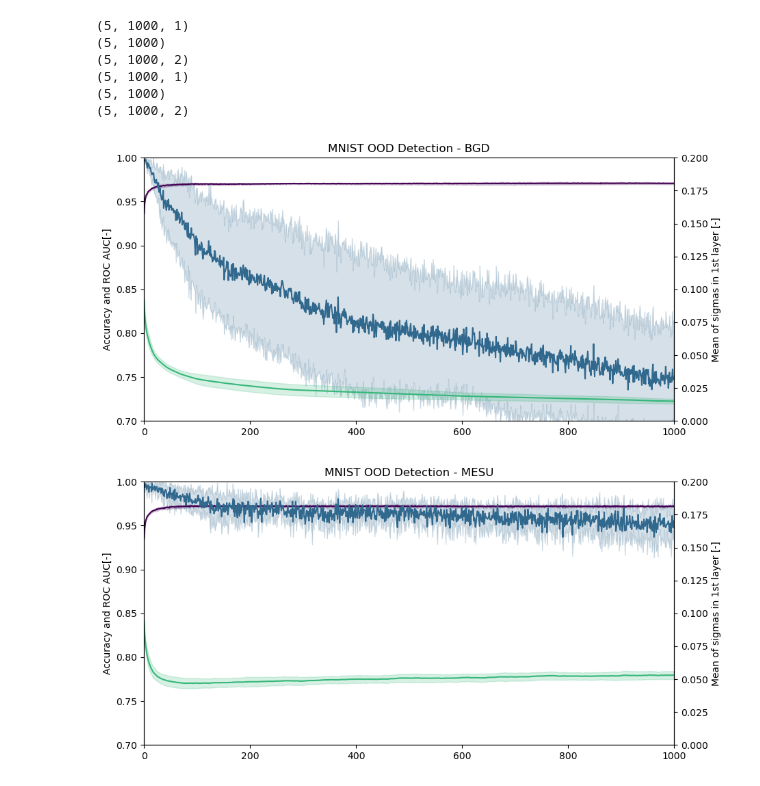
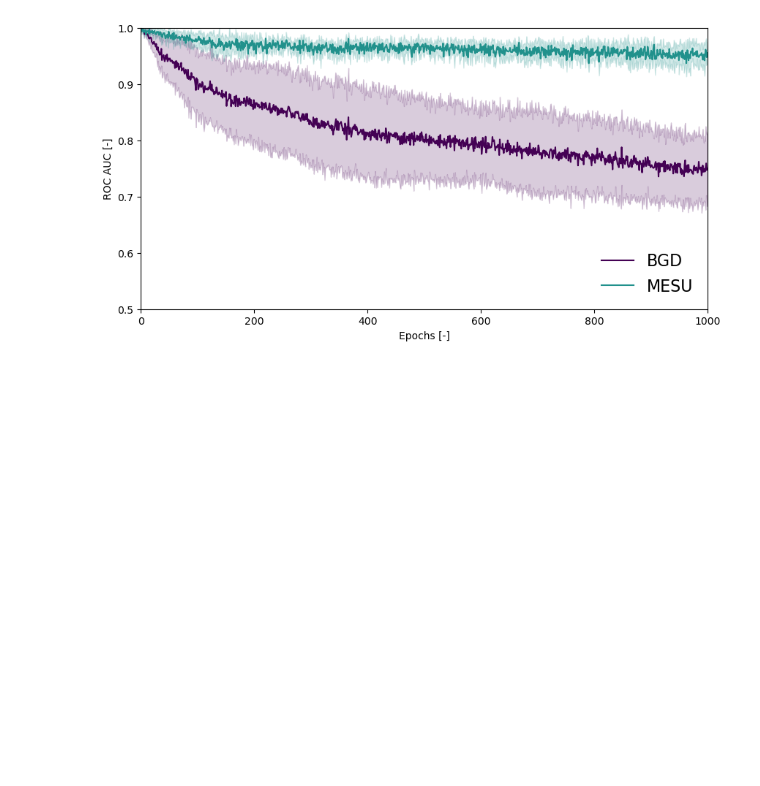
Before and after one commit to kellian-cottart/jax-bayesian, a Jupyter notebook: results.ipynb, the cells around one changed output. Drawn from its saved outputs; the diff is of its cells as text; code cells hidden in the pictures; blank space fills up the shorter version.

```diff
--- a/results.ipynb
+++ b/results.ipynb
@@ -1,8 +1,12 @@
 # %%
+
 import matplotlib.pyplot as plt
 import jax
 import jax.numpy as jnp
 import os
+FOLDER = "figures"
+# put jax in cpu mode
+jax.config.update("jax_platform_name", "cpu")
 
 paths = [
     "results/20241022-180548-MNIST-t=1-e=1000-opt=bgd",
@@ -11,6 +15,7 @@ paths = [
 n_iterations = 5
 n_tasks = 1
 n_epochs = 1000
+n_layers = 2
 data = []
 for path in paths:
     full_accuracies = []
@@ -41,52 +46,28 @@ for path in paths:
     full_roc_aucs = jnp.array(full_roc_aucs)
     full_sigma_mean = jnp.array(full_sigma_mean)
     data.append((full_accuracies, full_roc_aucs, full_sigma_mean))
-# %%
-# for each algorithm in data
-
-names = ["BGD", "MESU"]
-for alg, name in zip(data, names):
-    # make a plot with twinx
-
-    fig, ax = plt.subplots(figsize=(10, 5))
-    colormap = plt.cm.get_cmap("viridis", 4)
-    full_acc = alg[0]
-    full_roc = alg[1]
-    full_sigma_mean = alg[2]
-    # plot accuracy (n_iter, n_epochs, n_tasks)
-    # std on n_iter and mean on n_iter
-    print(full_acc.shape)
-    full_acc_mean = jnp.mean(full_acc, axis=0)
-    full_acc_std = jnp.std(full_acc, axis=0)
-    ax.plot(jnp.mean(full_acc_mean, axis=1), color=colormap(0))
-    ax.fill_between(jnp.arange(n_epochs), jnp.mean(full_acc_mean, axis=1) - jnp.mean(full_acc_std, axis=1), jnp.mean(full_acc_mean, axis=1) + jnp.mean(full_acc_std, axis=1), color=colormap(0), alpha=0.2)
-    # plot roc auc (n_iter, n_epochs)
-    print(full_roc.shape)
-    full_roc_mean = jnp.mean(full_roc, axis=0)
-    full_roc_std = jnp.std(full_roc, axis=0)
-    ax.plot(full_roc_mean, color=colormap(1))
-    ax.fill_between(jnp.arange(n_epochs), full_roc_mean - full_roc_std, full_roc_mean + full_roc_std, color=colormap(1), alpha=0.2)
-    print(full_sigma_mean.shape)
-    full_sigma_mean_mean = jnp.mean(full_sigma_mean, axis=0)[:, 0]
-    full_sigma_mean_std = jnp.std(full_sigma_mean, axis=0)[:, 0]
-
-    ax2 = ax.twinx()
-    ax2.plot(full_sigma_mean_mean, color=colormap(2))
-    ax2.fill_between(jnp.arange(n_epochs), full_sigma_mean_mean - full_sigma_mean_std, full_sigma_mean_mean + full_sigma_mean_std, color=colormap(2), alpha=0.2)
-
-    plt.title(f"MNIST OOD Detection - {name}")
-    ax.set_xlim(0, n_epochs)
-    ax.set_ylim(0.7, 1)
-    ax2.set_ylim(0, 0.2)
-    plt.xlabel("Epochs [-]")
-    ax.set_ylabel("Accuracy and ROC AUC[-]")
-    ax2.set_ylabel("Mean of sigmas in 1st layer [-]")
-# %% [output]
-(5, 1000, 1)
-(5, 1000)
-(5, 1000, 2)
-(5, 1000, 1)
-(5, 1000)
-(5, 1000, 2)
-[figure, removed]
-[figure, removed]
+# %%
+# for each algorithm in data
+
+names = ["BGD", "MESU"]
+fig, ax = plt.subplots(figsize=(10, 5))
+for i, alg, name in zip(range(len(data)), data, names):
+    # make a plot with twinx
+    colormap = plt.cm.get_cmap("viridis", 3)
+    full_roc = alg[1]
+    full_roc_mean = jnp.mean(full_roc, axis=0)
+    full_roc_std = jnp.std(full_roc, axis=0)
+    ax.plot(full_roc_mean, color=colormap(i),label=name)
+    ax.fill_between(jnp.arange(n_epochs), full_roc_mean - full_roc_std, full_roc_mean + full_roc_std, color=colormap(i), alpha=0.2)
+    ax.set_xlim(0, n_epochs)
+    ax.set_ylim(0.5, 1)
+    ax.set_xlabel("Epochs [-]")
+    ax.set_ylabel("ROC AUC [-]")
+    ax.legend(loc="lower right", fontsize=16, frameon=False)
+
+plt.show()
+# savefig as pdf
+fig.savefig(os.path.join(FOLDER, "roc-auc-spine.pdf"), bbox_inches="tight")
+plt.close()
+# %% [output]
+[figure, added]
```
Also changed, not shown: parts of 1 cell of this notebook, 2 other files.
